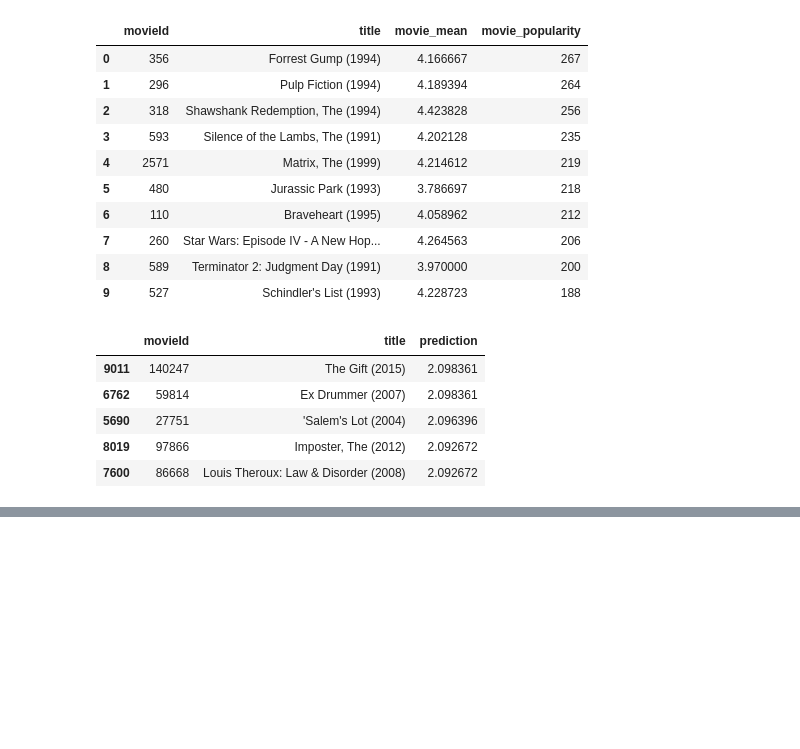
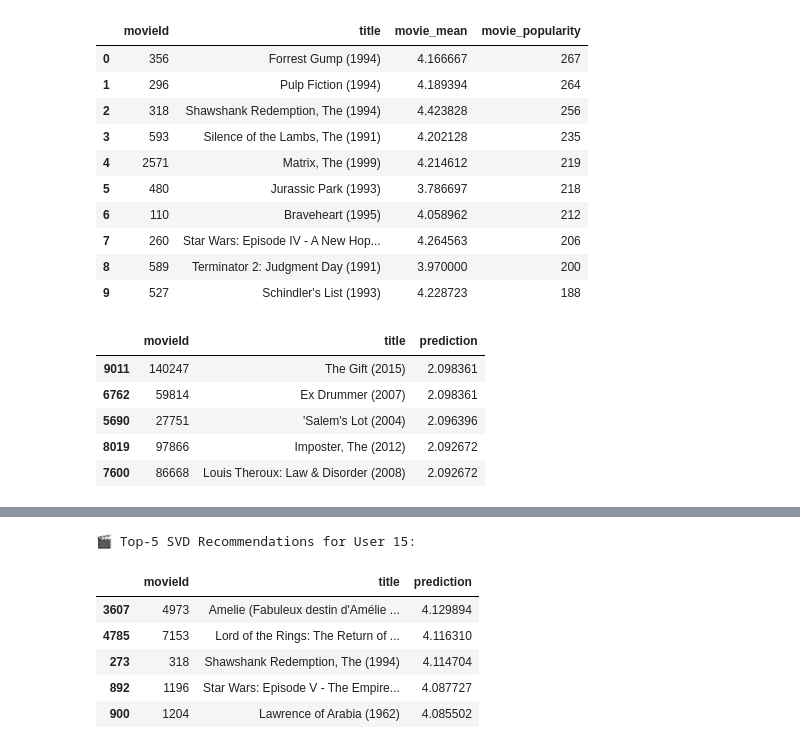
Before and after one commit to i235gl1246o-19234776/RecSys-Movies, a Jupyter notebook: RecSys_Movies.ipynb, the cells around one changed output, grey strips where cells are left out. Saved outputs shown, nothing was run; the diff lists cells and outputs as text; code cells hidden in the pictures; blank space fills up the shorter version.

```diff
--- a/RecSys_Movies.ipynb
+++ b/RecSys_Movies.ipynb
@@ -571,0 +604,58 @@ display(recommend(n, 5))
+# %%
+def recommend_svd(user_id, top_n=10):
+    """
+    Генерация Top-N рекомендаций на основе модели SVD (Surprise).
+    """
+    # 1. Получаем фильмы, которые пользователь еще не оценивал
+    candidates = unseen_movies(user_id)
+
+    # 2. Обработка Cold Start (если пользователя нет в train_df)
+    if user_id not in train_df['userId'].values:
+        print(f"User {user_id} is new (Cold Start). SVD fallback to movie_mean.")
+
+        # 🔧 ИСПРАВЛЕНИЕ: Подтягиваем статистики фильмов, чтобы было по чему сортировать
+        candidates = candidates.merge(movie_stats, on='movieId', how='left')
+        candidates['movie_mean'] = candidates['movie_mean'].fillna(global_movie_mean)
+        candidates['movie_popularity'] = candidates['movie_popularity'].fillna(0)
+
+        return (
+            candidates
+            .sort_values(['movie_mean', 'movie_popularity'], ascending=False)
+            [['movieId', 'title', 'movie_mean']]
+            .head(top_n)
+            .rename(columns={'movie_mean': 'prediction'})
+        )
+
+    # 3. Предсказываем рейтинги для всех кандидатов (для существующего пользователя)
+    predictions = []
+    for _, row in candidates.iterrows():
+        movie_id = row['movieId']
+
+        # svd.predict возвращает namedtuple, нам нужна оценка .est
+        pred = svd.predict(user_id, movie_id)
+
+        predictions.append({
+            'movieId': movie_id,
+            'title': row['title'],
+            'prediction': pred.est
+        })
+
+    # 4. Формируем DataFrame и сортируем по убыванию предсказанного рейтинга
+    pred_df = pd.DataFrame(predictions)
+
+    return (
+        pred_df
+        .sort_values('prediction', ascending=False)
+        .head(top_n)
+    )
+
+print("🎬 Top-5 SVD Recommendations for User 15:")
+display(recommend_svd(15, top_n=5))
+# %% [output]
+🎬 Top-5 SVD Recommendations for User 15:
+|  | movieId | title | prediction |
+| 3607 | 4973 | Amelie (Fabuleux destin d'Amélie ... | 4.129894 |
+| 4785 | 7153 | Lord of the Rings: The Return of ... | 4.116310 |
+| 273 | 318 | Shawshank Redemption, The (1994) | 4.114704 |
+| 892 | 1196 | Star Wars: Episode V - The Empire... | 4.087727 |
+| 900 | 1204 | Lawrence of Arabia (1962) | 4.085502 |
```
Also changed, not shown: parts of 2 cells of this notebook.
